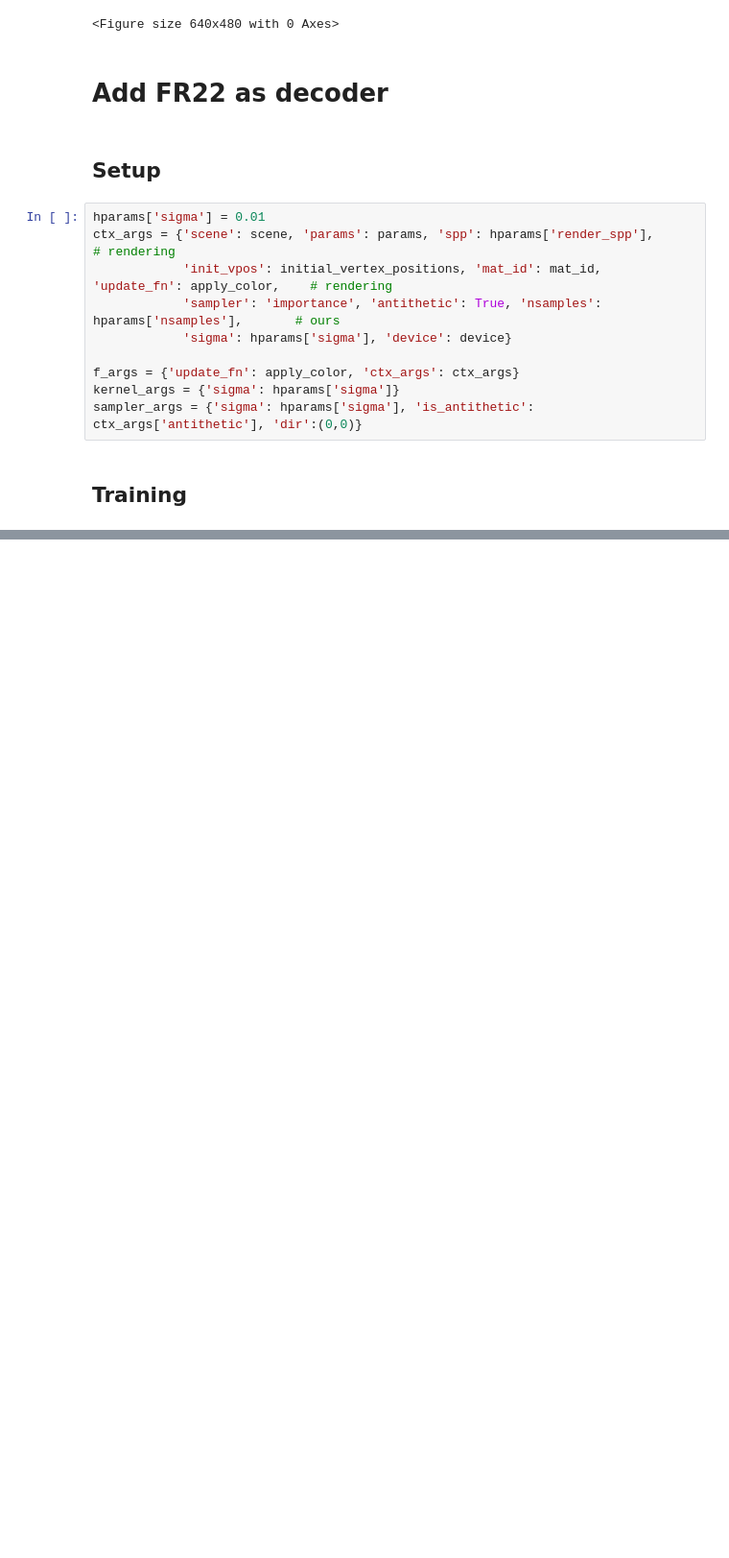
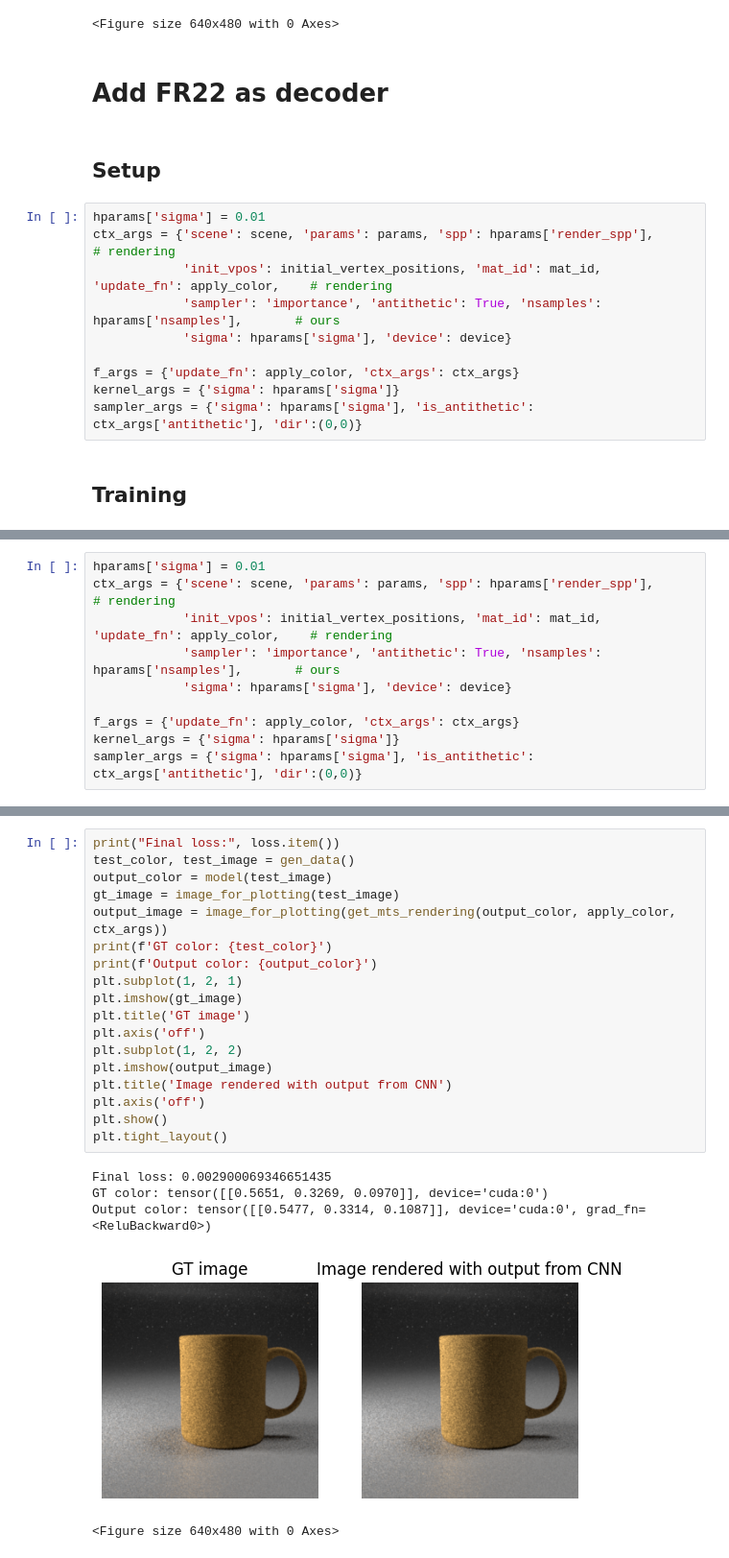
Before and after one commit to wangzican/prdpt2024, a Jupyter notebook: code/training_cnn.ipynb, the cells around one changed output, grey strips where cells are left out. Shown at 96% size. Cells and saved outputs as stored; diff of their text form; blank space fills up the shorter version.

```diff
--- a/code/training_cnn.ipynb
+++ b/code/training_cnn.ipynb
@@ -293,0 +299,10 @@ Output color: tensor([[-0.0234,  0.0045, -0.0525]], device='cuda:0',
+# %%
+hparams['sigma'] = 0.01
+ctx_args = {'scene': scene, 'params': params, 'spp': hparams['render_spp'],                     # rendering
+            'init_vpos': initial_vertex_positions, 'mat_id': mat_id, 'update_fn': apply_color,    # rendering
+            'sampler': 'importance', 'antithetic': True, 'nsamples': hparams['nsamples'],       # ours
+            'sigma': hparams['sigma'], 'device': device}
+
+f_args = {'update_fn': apply_color, 'ctx_args': ctx_args}
+kernel_args = {'sigma': hparams['sigma']}
+sampler_args = {'sigma': hparams['sigma'], 'is_antithetic': ctx_args['antithetic'], 'dir':(0,0)}
@@ -293,0 +362,24 @@ Output color: tensor([[-0.0234,  0.0045, -0.0525]], device='cuda:0',
+# %%
+print("Final loss:", loss.item())
+test_color, test_image = gen_data()
+output_color = model(test_image)
+gt_image = image_for_plotting(test_image)
+output_image = image_for_plotting(get_mts_rendering(output_color, apply_color, ctx_args))
+print(f'GT color: {test_color}')
+print(f'Output color: {output_color}')
+plt.subplot(1, 2, 1)
+plt.imshow(gt_image)
+plt.title('GT image')
+plt.axis('off')
+plt.subplot(1, 2, 2)
+plt.imshow(output_image)
+plt.title('Image rendered with output from CNN')
+plt.axis('off')
+plt.show()
+plt.tight_layout()
+# %% [output]
+Final loss: 0.002900069346651435
+GT color: tensor([[0.5651, 0.3269, 0.0970]], device='cuda:0')
+Output color: tensor([[0.5477, 0.3314, 0.1087]], device='cuda:0', grad_fn=<ReluBackward0>)
+[figure, added]
+<Figure size 640x480 with 0 Axes>
```
Also changed, not shown: parts of 11 cells of this notebook.
